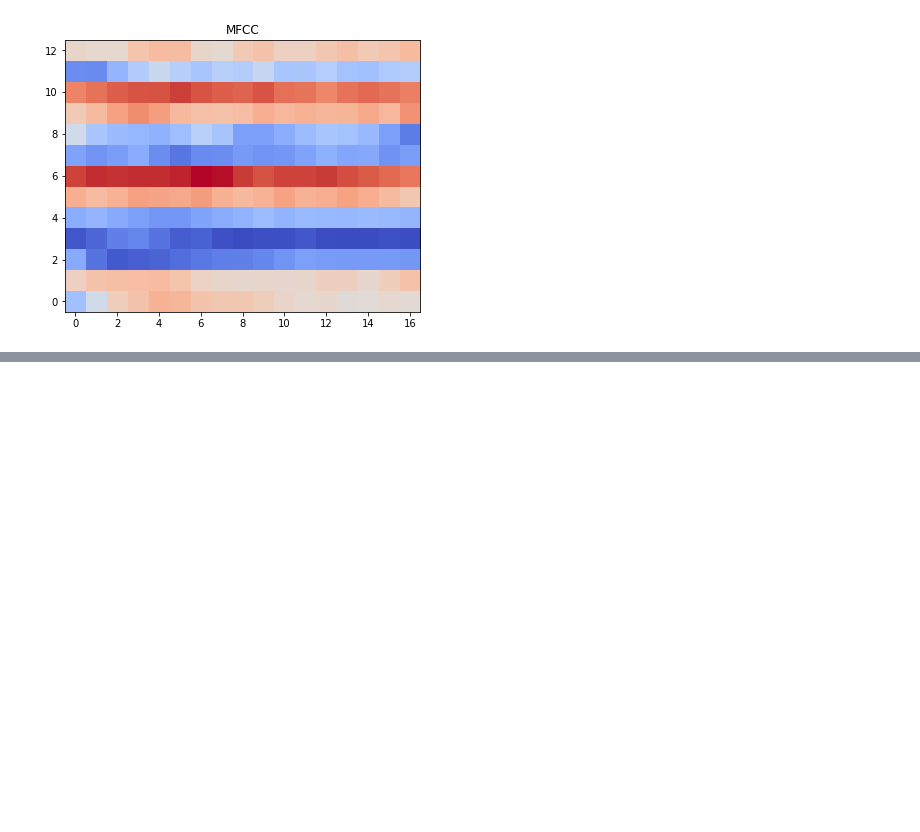
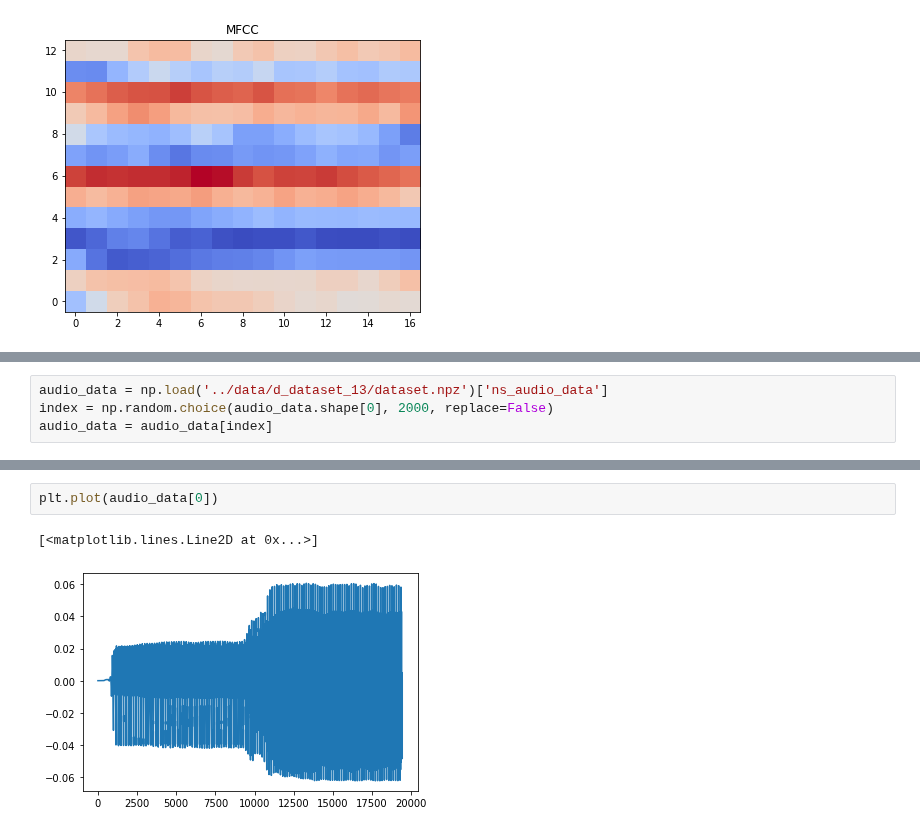
Before and after one commit to thanatlap/master-thesis-vocal-tract-inversion-journal, a Jupyter notebook: misc/Feature_EDA.ipynb, the cells around one changed output, grey strips where cells are left out. Cells and saved outputs as stored; diff of their text form; blank space fills up the shorter version.

```diff
--- a/misc/Feature_EDA.ipynb
+++ b/misc/Feature_EDA.ipynb
@@ -54,0 +56,4 @@ array(['a:;1', 'i:;2', 'a:;1', 'u:;2', 'a:;1', 'e:;2', 'a:;1', 'E;2',
+# %%
+audio_data = np.load('../data/d_dataset_13/dataset.npz')['ns_audio_data']
+index = np.random.choice(audio_data.shape[0], 2000, replace=False)
+audio_data = audio_data[index]
@@ -54,0 +116,5 @@ array(['a:;1', 'i:;2', 'a:;1', 'u:;2', 'a:;1', 'e:;2', 'a:;1', 'E;2',
+# %%
+plt.plot(audio_data[0])
+# %% [output]
+[<matplotlib.lines.Line2D at 0x...>]
+[figure, added]
```
Also changed, not shown: parts of 28 cells of this notebook, 9 other files.
